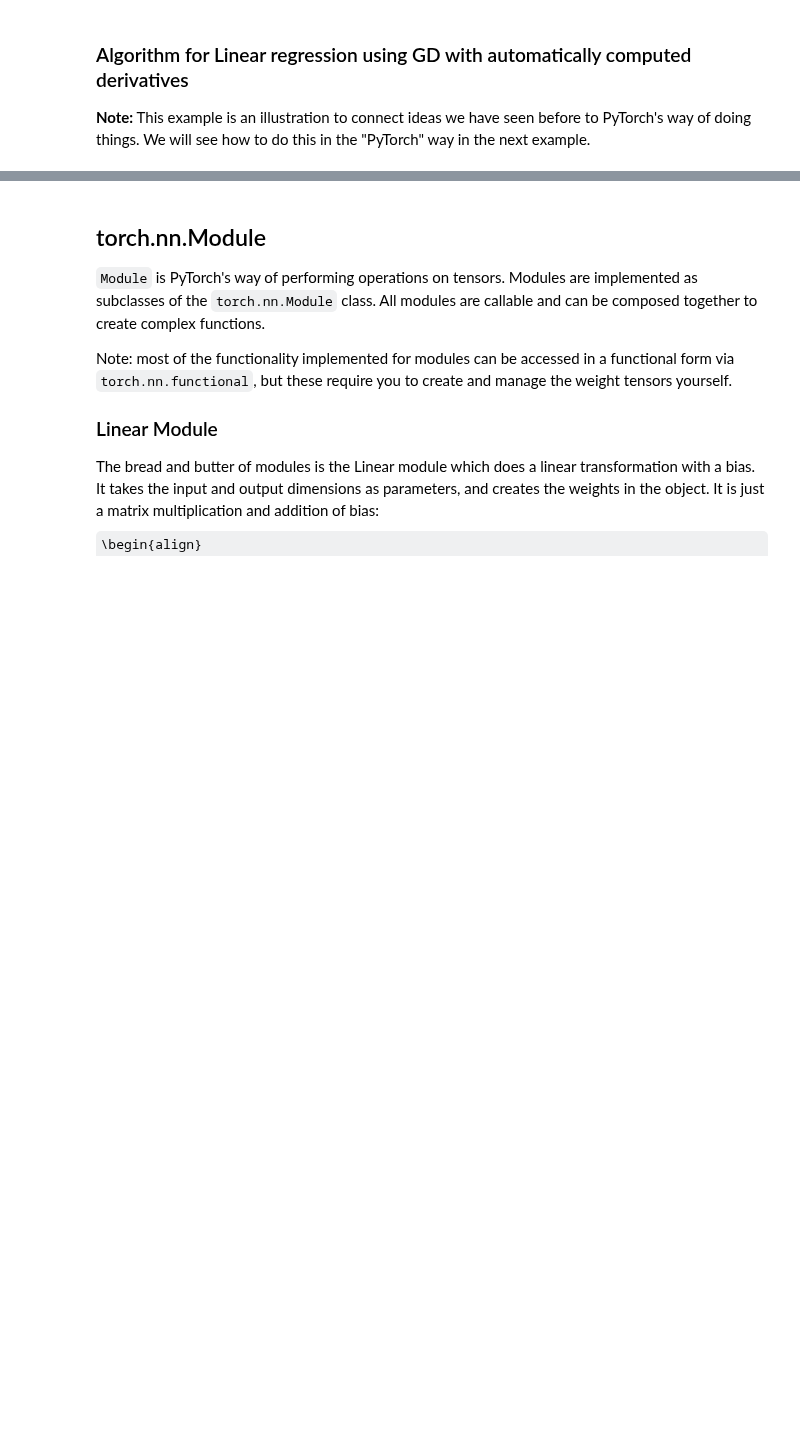
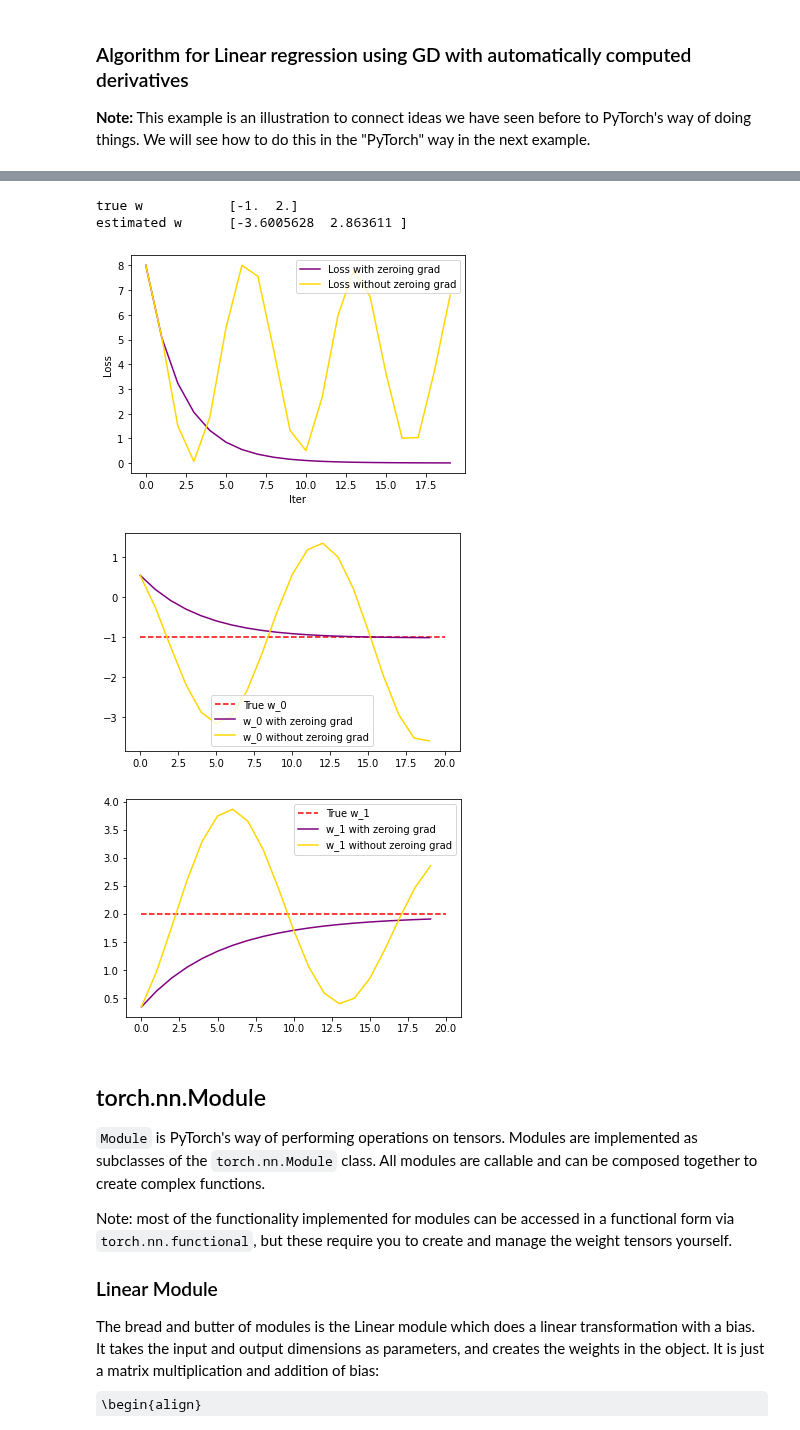
Before and after one commit to yexf308/MachineLearning, a Jupyter notebook: Module3/Intro_to_PyTorch.ipynb, the cells around one changed output, grey strips where cells are left out. Drawn from its saved outputs; the diff is of its cells as text; code cells hidden in the pictures; some formulas as TeX source; blank space fills up the shorter version.

```diff
--- a/Module3/Intro_to_PyTorch.ipynb
+++ b/Module3/Intro_to_PyTorch.ipynb
@@ -231,6 +256,9 @@ step_size = 0.1
 # And starting w
 w = torch.tensor([[1.], [0]], requires_grad=True)
 
+zeroed_weights = []
+zeroed_loss = []
+
 print('iter,\tloss,\tw')
 for i in range(20):
     y_hat = model(X, w)
@@ -242,6 +270,9 @@ for i in range(20):
 
     print('{},\t{:.2f},\t{}'.format(i, loss.item(), w.view(2).detach().numpy()))
 
+    zeroed_loss.append(loss.item())
+    zeroed_weights.append(w.view(2).detach().numpy()) #track these for graphing
+
     # We need to zero the grad variable since the backward()
     # call accumulates the gradients in .grad instead of overwriting.
     # The detach_() is for efficiency. You do not need to worry too much about it.
@@ -271,3 +309,59 @@ estimated w      [-0.98080784  1.9844583 ]
+# %%
+w = torch.tensor([[1.], [0]], requires_grad=True)
+
+nonzeroed_weights = []
+nonzeroed_loss = []
+
+for i in range(20):
+    y_hat = model(X, w)
+    loss = rss(y, y_hat)
+
+    loss.backward() # compute the gradient of the loss
+
+    w.data = w.data - step_size * w.grad # do a gradient descent step
+
+    nonzeroed_loss.append(loss.item())
+    nonzeroed_weights.append(w.view(2).detach().numpy()) #track these for graphing
+
+    # We need to zero the grad variable since the backward()
+    # call accumulates the gradients in .grad instead of overwriting.
+    # The detach_() is for efficiency. You do not need to worry too much about it.
+    #w.grad.detach()
+    #w.grad.zero_()
+
+print('\ntrue w\t\t', true_w.view(2).numpy())
+print('estimated w\t', w.view(2).detach().numpy())
+# %% [output]
+true w           [-1.  2.]
+estimated w      [-3.6005628  2.863611 ]
+# %%
+#plot loss first
+
+plt.plot(np.arange(20), zeroed_loss, label = 'Loss with zeroing grad', color = 'purple')
+plt.plot(np.arange(20), nonzeroed_loss, label = 'Loss without zeroing grad', color = 'gold')
+plt.legend()
+plt.xlabel("Iter")
+plt.ylabel("Loss")
+plt.show()
+
+#what happens to the weights?
+#weight 0
+plt.plot([0,20], [true_w.view(2).numpy()[0]]*2, linestyle = '--', color = 'red', label = 'True w_0')
+plt.plot(np.arange(20), np.vstack(zeroed_weights)[:,0], label = 'w_0 with zeroing grad', color = 'purple')
+plt.plot(np.arange(20), np.vstack(nonzeroed_weights)[:,0], label = 'w_0 without zeroing grad', color = 'gold')
+plt.legend()
+plt.show()
+
+#weight 1
+plt.plot([0,20], [true_w.view(2).numpy()[1]]*2, linestyle = '--', color = 'red', label = 'True w_1')
+plt.plot(np.arange(20), np.vstack(zeroed_weights)[:,1], label = 'w_1 with zeroing grad', color = 'purple')
+plt.plot(np.arange(20), np.vstack(nonzeroed_weights)[:,1], label = 'w_1 without zeroing grad', color = 'gold')
+plt.legend()
+plt.show()
+# %% [output]
+[figure, added]
+[figure, added]
+[figure, added]
 # %% [markdown]
 ## torch.nn.Module
 
```
Also changed, not shown: parts of 10 cells of this notebook.
